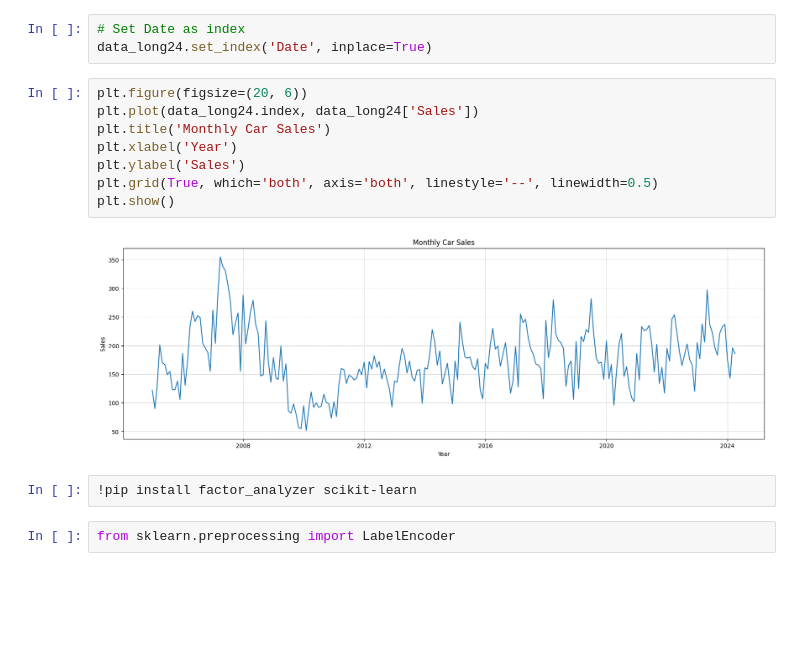
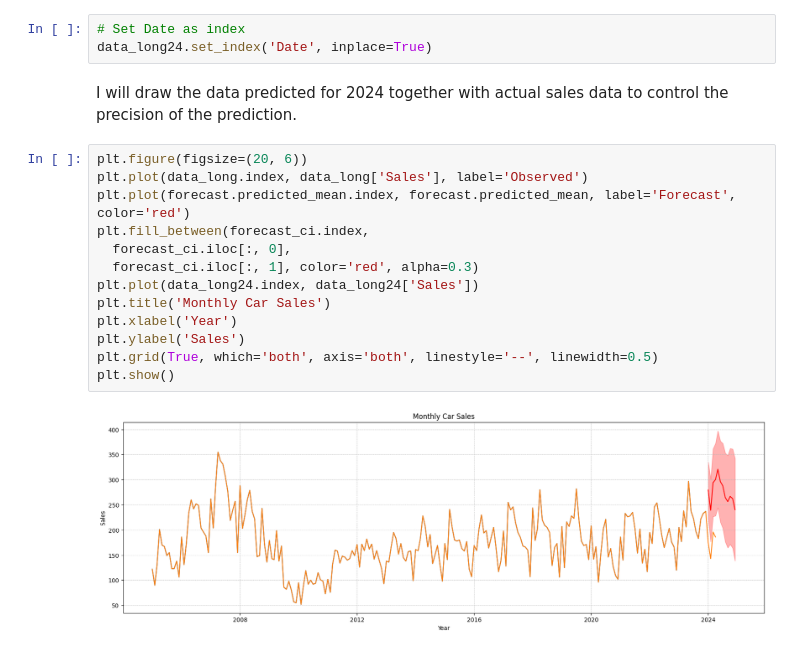
Before and after one commit to talisainen/ICM0031-dasta-analysis, a Jupyter notebook: andmeanalyys_projekt.ipynb, the cells around one changed output. Saved outputs shown, nothing was run; the diff lists cells and outputs as text; blank space fills up the shorter version.

```diff
--- a/andmeanalyys_projekt.ipynb
+++ b/andmeanalyys_projekt.ipynb
@@ -365,17 +374,20 @@ data_long24.drop(columns=['Aasta', 'Month'], inplace=True)
 # %%
 # Set Date as index
 data_long24.set_index('Date', inplace=True)
+# %% [markdown]
+I will draw the data predicted for 2024 together with actual sales data to control the precision of the prediction.
 # %%
 plt.figure(figsize=(20, 6))
+plt.plot(data_long.index, data_long['Sales'], label='Observed')
+plt.plot(forecast.predicted_mean.index, forecast.predicted_mean, label='Forecast', color='red')
+plt.fill_between(forecast_ci.index,
+  forecast_ci.iloc[:, 0],
+  forecast_ci.iloc[:, 1], color='red', alpha=0.3)
 plt.plot(data_long24.index, data_long24['Sales'])
 plt.title('Monthly Car Sales')
 plt.xlabel('Year')
 plt.ylabel('Sales')
 plt.grid(True, which='both', axis='both', linestyle='--', linewidth=0.5)
 plt.show()
 # %% [output]
-[figure, old version]
+[figure, new version]
-# %%
-!pip install factor_analyzer scikit-learn
-# %%
-from sklearn.preprocessing import LabelEncoder
```
Also changed, not shown: parts of 5 cells of this notebook.
